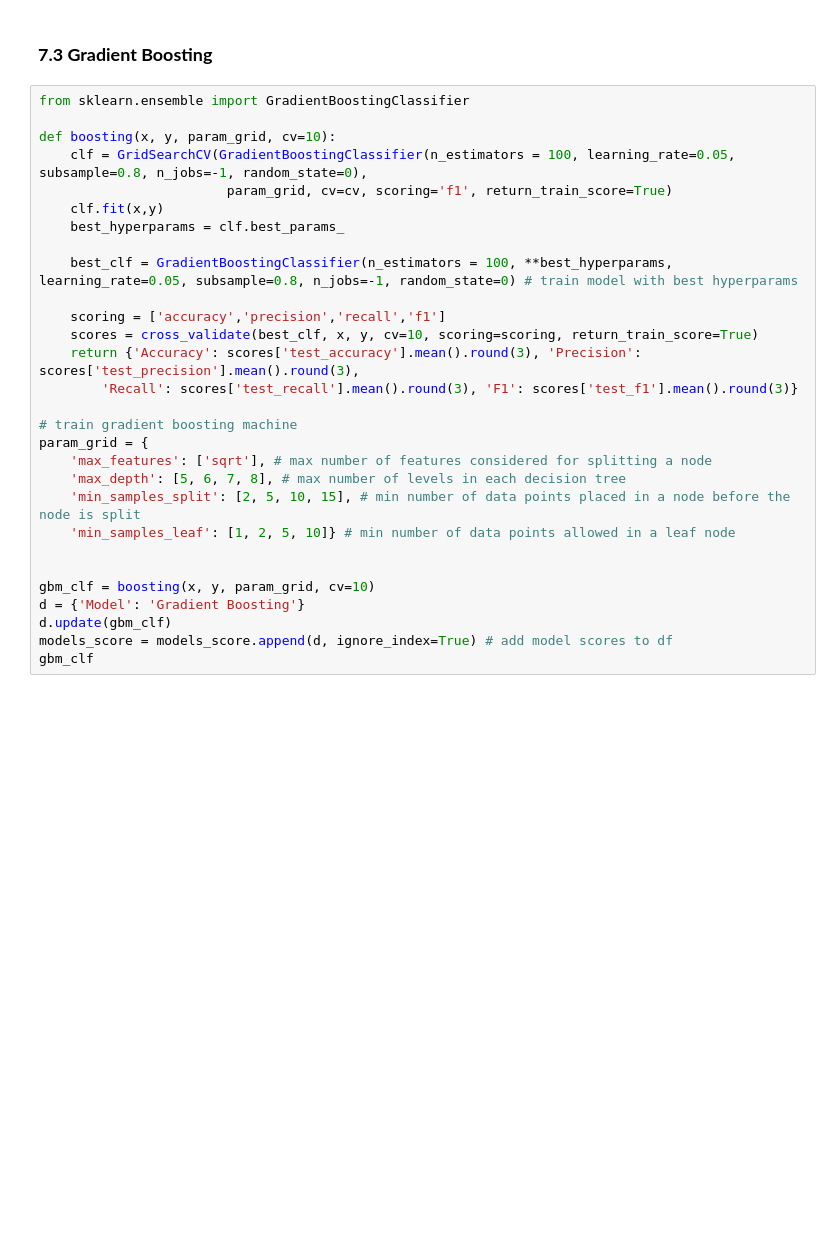
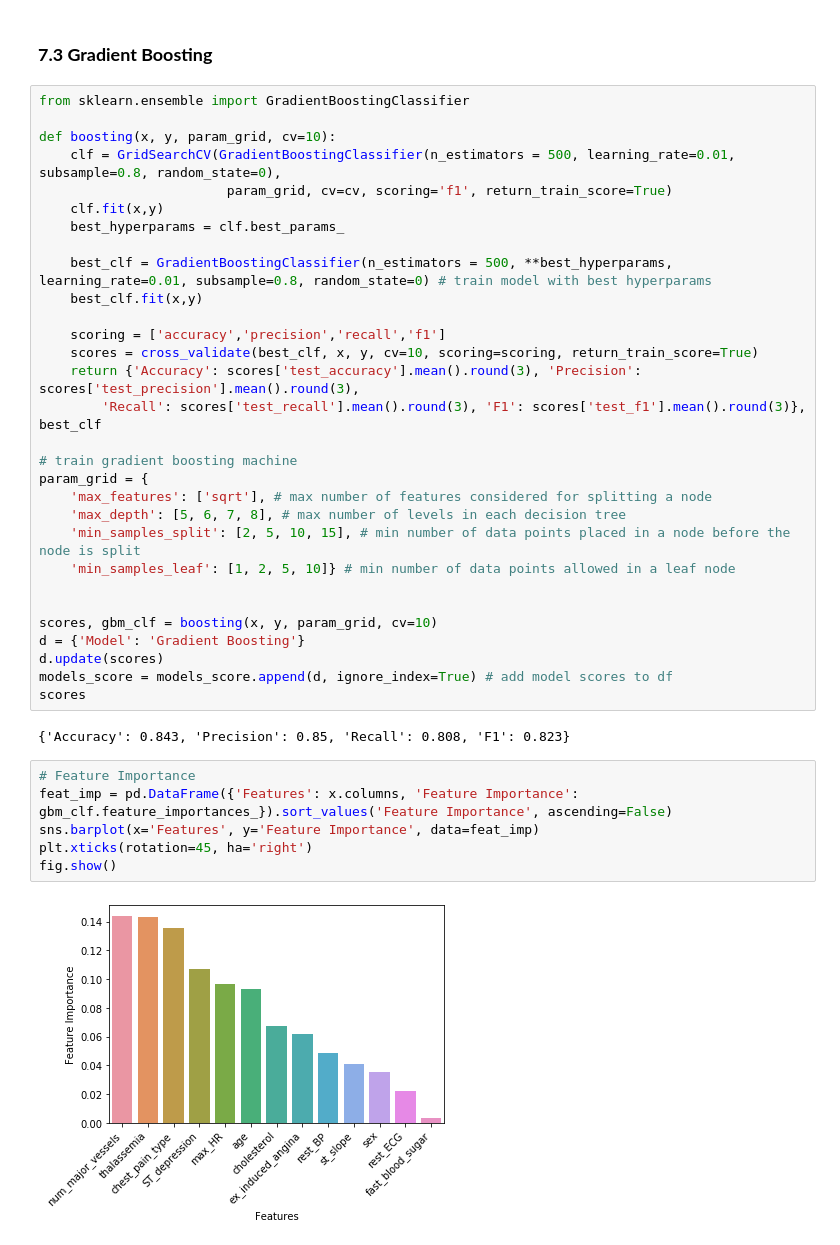
Before and after one commit to teyang-lau/Heart_Disease_Prediction, a Jupyter notebook: predictors-of-heart-disease-an-exploration.ipynb, the cells around one changed output. Saved outputs shown, nothing was run; the diff lists cells and outputs as text; blank space fills up the shorter version.

Commit message:
added feature importance

```diff
--- a/predictors-of-heart-disease-an-exploration.ipynb
+++ b/predictors-of-heart-disease-an-exploration.ipynb
@@ -636,17 +636,18 @@ rf_clf
 from sklearn.ensemble import GradientBoostingClassifier
 
 def boosting(x, y, param_grid, cv=10):
-    clf = GridSearchCV(GradientBoostingClassifier(n_estimators = 100, learning_rate=0.05, subsample=0.8, n_jobs=-1, random_state=0),
+    clf = GridSearchCV(GradientBoostingClassifier(n_estimators = 500, learning_rate=0.01, subsample=0.8, random_state=0),
                         param_grid, cv=cv, scoring='f1', return_train_score=True)
     clf.fit(x,y)
     best_hyperparams = clf.best_params_
 
-    best_clf = GradientBoostingClassifier(n_estimators = 100, **best_hyperparams, learning_rate=0.05, subsample=0.8, n_jobs=-1, random_state=0) # train model with best hyperparams
+    best_clf = GradientBoostingClassifier(n_estimators = 500, **best_hyperparams, learning_rate=0.01, subsample=0.8, random_state=0) # train model with best hyperparams
+    best_clf.fit(x,y)
 
     scoring = ['accuracy','precision','recall','f1']
     scores = cross_validate(best_clf, x, y, cv=10, scoring=scoring, return_train_score=True)
     return {'Accuracy': scores['test_accuracy'].mean().round(3), 'Precision': scores['test_precision'].mean().round(3),
-        'Recall': scores['test_recall'].mean().round(3), 'F1': scores['test_f1'].mean().round(3)}
+        'Recall': scores['test_recall'].mean().round(3), 'F1': scores['test_f1'].mean().round(3)}, best_clf
 
 # train gradient boosting machine
 param_grid = {
@@ -656,11 +657,21 @@ param_grid = {
     'min_samples_leaf': [1, 2, 5, 10]} # min number of data points allowed in a leaf node
 
 
-gbm_clf = boosting(x, y, param_grid, cv=10)
+scores, gbm_clf = boosting(x, y, param_grid, cv=10)
 d = {'Model': 'Gradient Boosting'}
-d.update(gbm_clf)
+d.update(scores)
 models_score = models_score.append(d, ignore_index=True) # add model scores to df
-gbm_clf
+scores
+# %% [output]
+{'Accuracy': 0.843, 'Precision': 0.85, 'Recall': 0.808, 'F1': 0.823}
+# %%
+# Feature Importance
+feat_imp = pd.DataFrame({'Features': x.columns, 'Feature Importance': gbm_clf.feature_importances_}).sort_values('Feature Importance', ascending=False)
+sns.barplot(x='Features', y='Feature Importance', data=feat_imp)
+plt.xticks(rotation=45, ha='right')
+fig.show()
+# %% [output]
+[figure, added]
 # %%
 models_score
 # %% [output]
```
Also changed, not shown: parts of 2 cells of this notebook.
